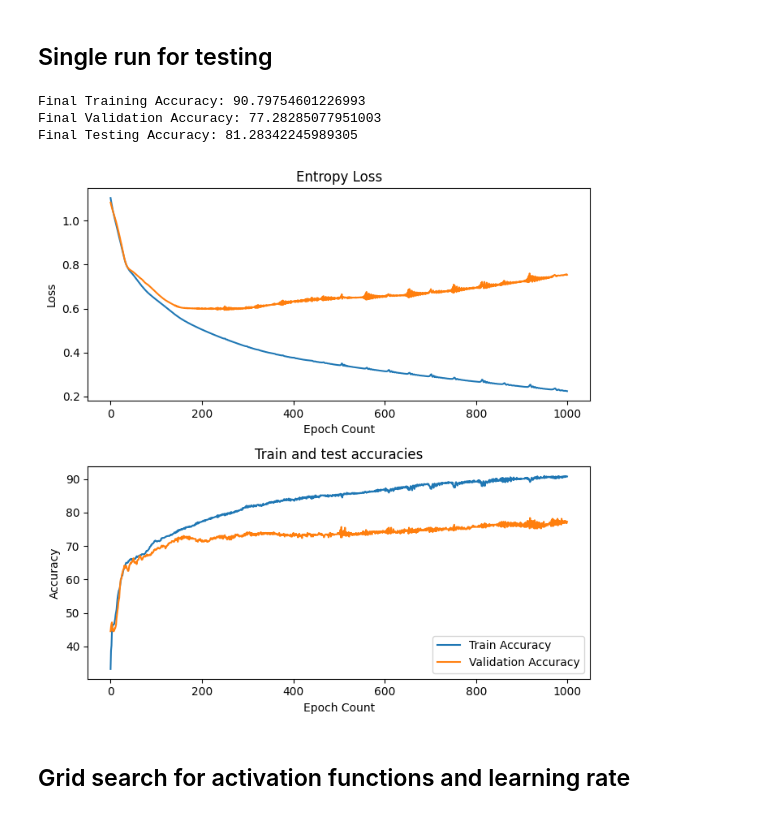
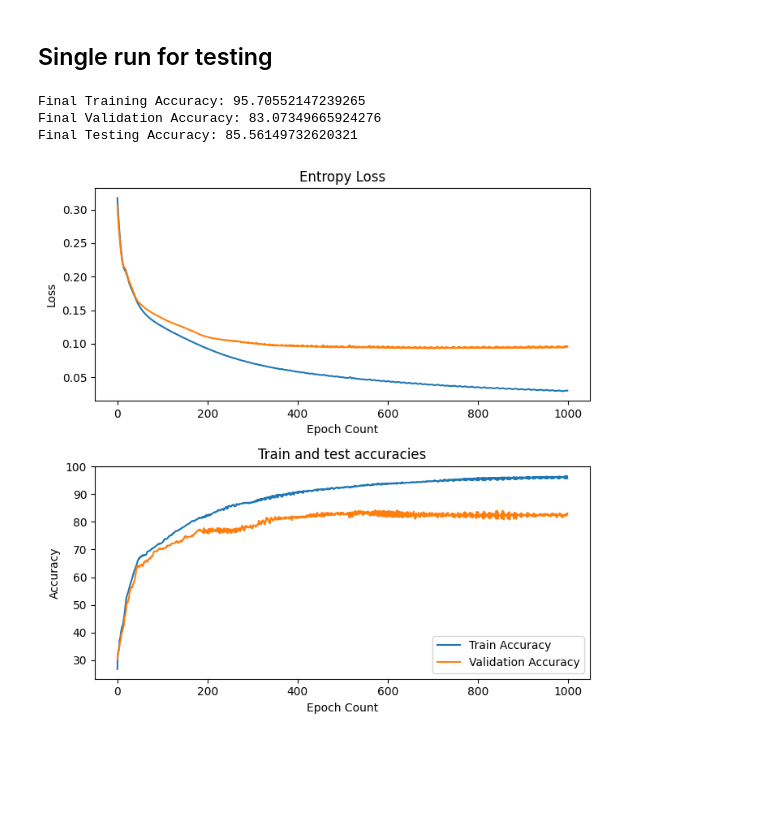
Before and after one commit to SharkmanZA/Almond-classification, a Jupyter notebook: main.ipynb, the cells around one changed output. Drawn from its saved outputs; the diff is of its cells as text; code cells hidden in the pictures; blank space fills up the shorter version.

Commit message:
Added grid search and reworked class encoding

```diff
--- a/main.ipynb
+++ b/main.ipynb
@@ -259,19 +212,18 @@ class NeuralNetwork(nn.Module):
 # %% [markdown]
 ## Single run for testing
 # %%
-with open('main.ipynb') as f:
-    nb = nbformat.read(f, as_version=4)
+with open('main.ipynb') as a:
+    nb = nbformat.read(a, as_version=4)
 
 # Run data preprocessing code-block to get new data
 get_ipython().run_cell(nb.cells[4].source)
 
-network = NeuralNetwork(14,3, "Tanh")
-network.run(1000, 0.001)
+network = NeuralNetwork(14,3, nn.LeakyReLU())
+network.train_network(df_training_set, df_validation_set, nn.MSELoss() ,1000, 0.001)
+network.test_network(df_testing_set)
 network.display_metrics()
 # %% [output]
-Final Training Accuracy: 90.79754601226993
-Final Validation Accuracy: 77.28285077951003
-Final Testing Accuracy: 81.28342245989305
+Final Training Accuracy: 95.70552147239265
+Final Validation Accuracy: 83.07349665924276
+Final Testing Accuracy: 85.56149732620321
-[figure, old version]
+[figure, new version]
-# %% [markdown]
-## Grid search for activation functions and learning rate
```
Also changed, not shown: parts of 8 cells of this notebook.
